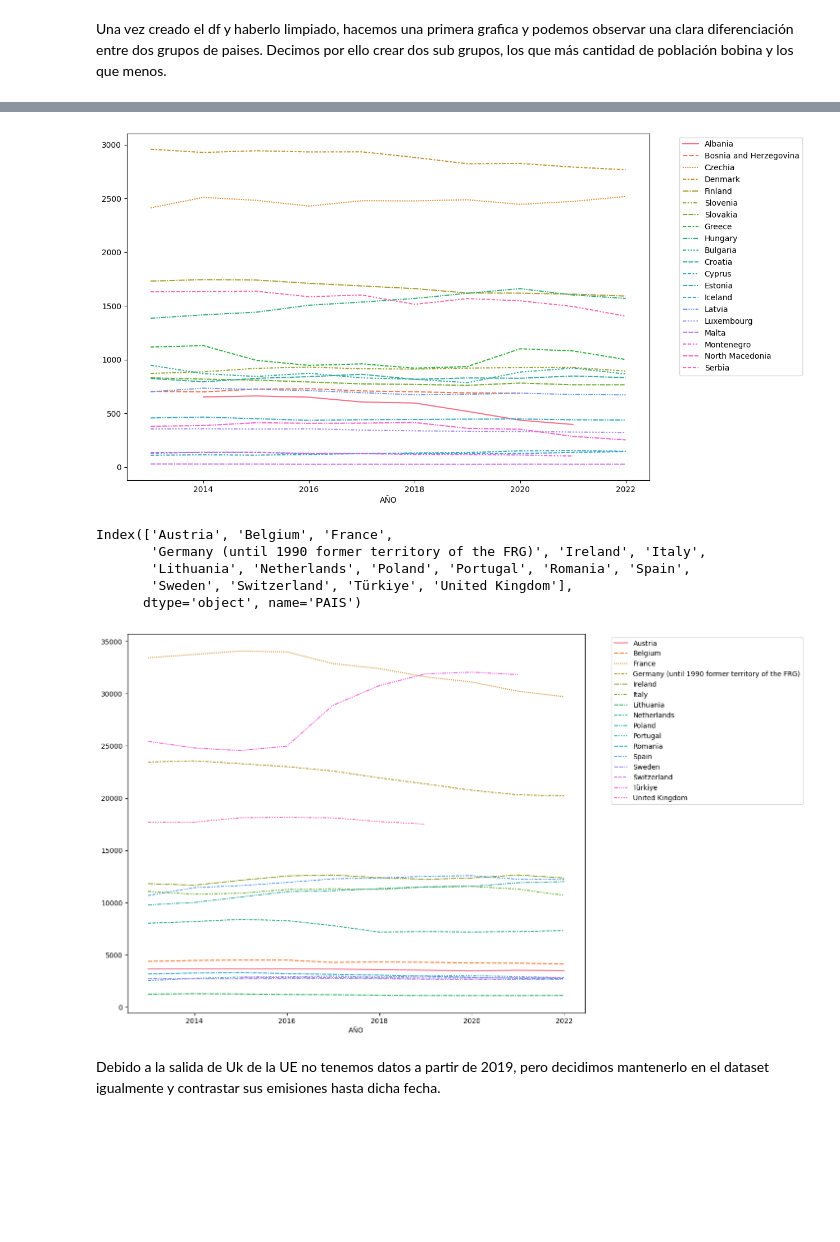
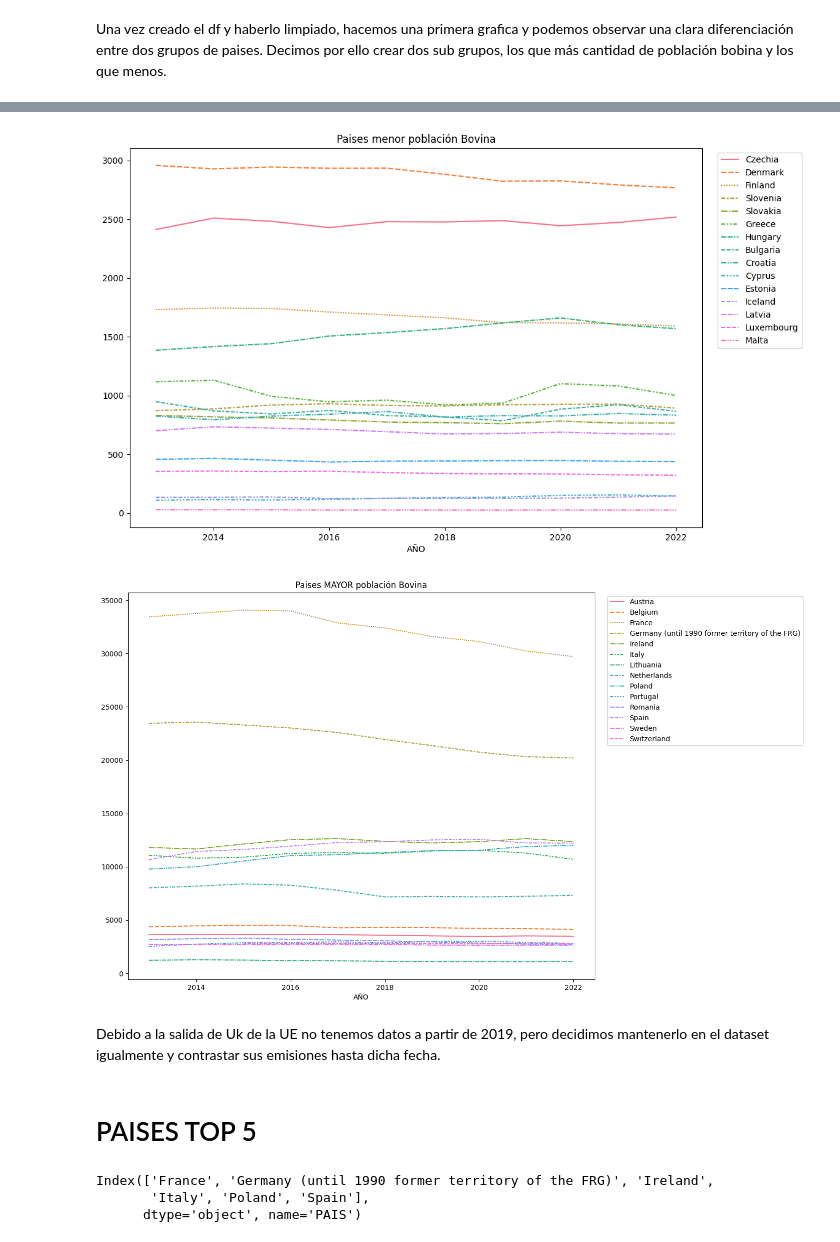
Before and after one commit to JuditRoca/Carnic_impact_EDA, a Jupyter notebook: Bovine_populaton.ipynb, the cells around one changed output, grey strips where cells are left out. Cells and saved outputs as stored; diff of their text form; code cells hidden in the pictures; blank space fills up the shorter version.

```diff
--- a/Bovine_populaton.ipynb
+++ b/Bovine_populaton.ipynb
@@ -66,2 +66,2 @@ plt.legend(bbox_to_anchor=(1.05, 1), loc='upper left');
 # %%
-pobBAJA = df_bovine[["Albania", "Bosnia and Herzegovina", "Czechia", "Denmark",	"Finland", "Slovenia", "Slovakia", "Greece", "Hungary", "Bulgaria", "Croatia", "Cyprus", "Estonia", "Iceland", "Latvia", "Luxembourg", "Malta", "Montenegro", "North Macedonia", "Serbia"]].copy()
+pobBAJA = df_bovine[[  "Czechia", "Denmark",	"Finland", "Slovenia", "Slovakia", "Greece", "Hungary", "Bulgaria", "Croatia", "Cyprus", "Estonia", "Iceland", "Latvia", "Luxembourg", "Malta"]].copy()
@@ -76,24 +76,33 @@ Index(['Albania', 'Bosnia and Herzegovina', 'Czechia', 'Denmark', 'Finland',
 # %%
-plt.figure(figsize=(12,8))
+graf2 = plt.figure(figsize=(12,8))
 sns.lineplot(data = pobBAJA)
-plt.legend(bbox_to_anchor=(1.05, 1), loc='upper left');
+plt.legend(bbox_to_anchor=(1.02, 1), loc='upper left')
+plt.title("Paises menor población Bovina")
+graf2.savefig('Graficos\POb_BAJA_Bovina.png', bbox_inches='tight')
 # %% [output]
-[figure, old version]
+[figure, new version]
 # %%
+#Creamos grupo pob alta
 pobALTA= df_bovine.copy()
-pobALTA.drop(columns = ["Albania", "Bosnia and Herzegovina", "Czechia", "Denmark",	"Finland", "Slovenia", "Slovakia", "Greece", "Hungary", "Bulgaria", "Croatia", "Cyprus", "Estonia", "Iceland", "Latvia", "Luxembourg", "Malta", "Montenegro", "North Macedonia", "Serbia"], inplace=True)
-pobALTA.columns
+pobALTA.drop(columns = ["Czechia", "Denmark",	"Finland", "Slovenia", "Slovakia", "Greece", "Hungary", "Bulgaria", "Croatia", "Cyprus", "Estonia", "Iceland", "Latvia", "Luxembourg", "Malta", 'Albania', 'Bosnia and Herzegovina', 'Montenegro', 'North Macedonia', 'Serbia', 'Türkiye', 'United Kingdom'], inplace=True)
-# %% [output]
-Index(['Austria', 'Belgium', 'France',
-       'Germany (until 1990 former territory of the FRG)', 'Ireland', 'Italy',
-       'Lithuania', 'Netherlands', 'Poland', 'Portugal', 'Romania', 'Spain',
-       'Sweden', 'Switzerland', 'Türkiye', 'United Kingdom'],
-      dtype='object', name='PAIS')
 # %%
-plt.figure(figsize=(12,10))
+graf6 = plt.figure(figsize=(12,10))
 sns.lineplot(data = pobALTA)
-plt.legend(bbox_to_anchor=(1.05, 1), loc='upper left');
+plt.legend(bbox_to_anchor=(1.02, 1), loc='upper left');
+plt.title("Paises MAYOR población Bovina")
+graf6.savefig('Graficos\POb_ALTA_Bovina.png', bbox_inches='tight')
 # %% [output]
-[figure, old version]
+[figure, new version]
 # %% [markdown]
 Debido a la salida de Uk de la UE no tenemos datos a partir de 2019, pero decidimos mantenerlo en el dataset igualmente y contrastar sus emisiones hasta dicha fecha.
+# %% [markdown]
+# PAISES TOP 5
+# %%
+#escogemos los 5 paises con mas pob ganadera y hacemos graficos comparativos con ellos.
+
+top5 = pobALTA[pobALTA.columns[pobALTA.mean() > 10000]]
+top5.columns
+# %% [output]
+Index(['France', 'Germany (until 1990 former territory of the FRG)', 'Ireland',
+       'Italy', 'Poland', 'Spain'],
+      dtype='object', name='PAIS')
```
Also changed, not shown: parts of 6 cells of this notebook, 8 other files.
